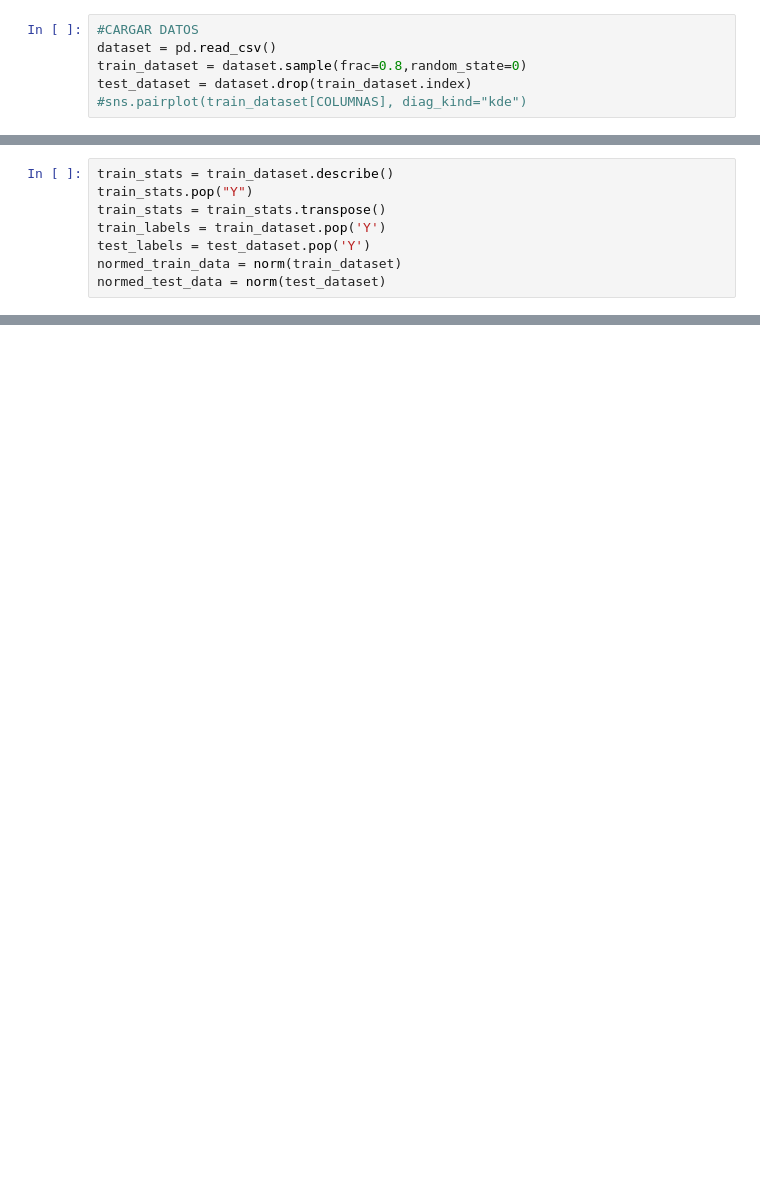
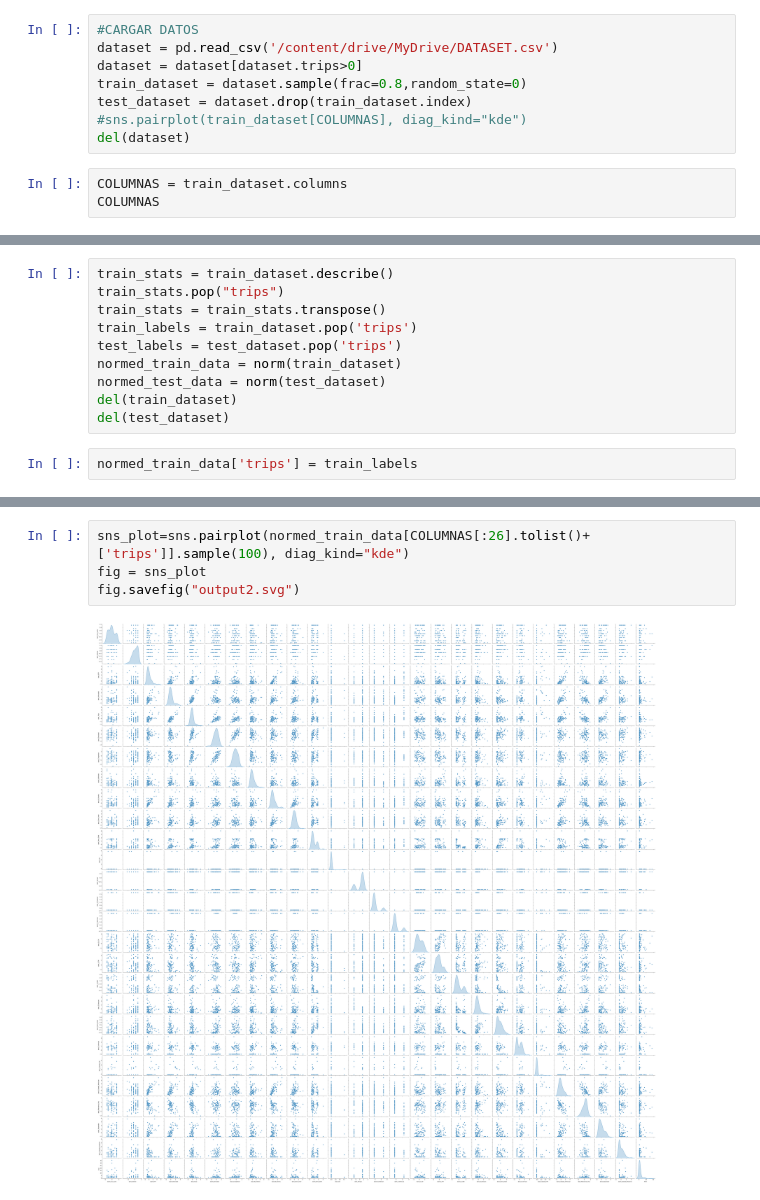
Before and after one commit to ZibraMax/Patinetas, a Jupyter notebook: Modelos/train.ipynb, the cells around one changed output, grey strips where cells are left out. Drawn from its saved outputs; the diff is of its cells as text; blank space fills up the shorter version.

```diff
--- a/Modelos/train.ipynb
+++ b/Modelos/train.ipynb
@@ -37,6 +44,11 @@ Version de TensorFlow:  2.4.0
 # %%
 #CARGAR DATOS
-dataset = pd.read_csv()
+dataset = pd.read_csv('/content/drive/MyDrive/DATASET.csv')
+dataset = dataset[dataset.trips>0]
 train_dataset = dataset.sample(frac=0.8,random_state=0)
 test_dataset = dataset.drop(train_dataset.index)
 #sns.pairplot(train_dataset[COLUMNAS], diag_kind="kde")
+del(dataset)
+# %%
+COLUMNAS = train_dataset.columns
+COLUMNAS
@@ -43,11 +71,15 @@ test_dataset = dataset.drop(train_dataset.index)
 # %%
 train_stats = train_dataset.describe()
-train_stats.pop("Y")
+train_stats.pop("trips")
 train_stats = train_stats.transpose()
-train_labels = train_dataset.pop('Y')
-test_labels = test_dataset.pop('Y')
+train_labels = train_dataset.pop('trips')
+test_labels = test_dataset.pop('trips')
 normed_train_data = norm(train_dataset)
 normed_test_data = norm(test_dataset)
+del(train_dataset)
+del(test_dataset)
+# %%
+normed_train_data['trips'] = train_labels
 # %%
 def generarRedneuronal(n,capas,activacion=None,o=1):
     if not activacion:
@@ -88,0 +147,6 @@ else:
+# %%
+sns_plot=sns.pairplot(normed_train_data[COLUMNAS[:26].tolist()+['trips']].sample(100), diag_kind="kde")
+fig = sns_plot
+fig.savefig("output2.svg")
+# %% [output]
+[figure, added]
```
Also changed, not shown: parts of 13 cells of this notebook, 4 other files.
